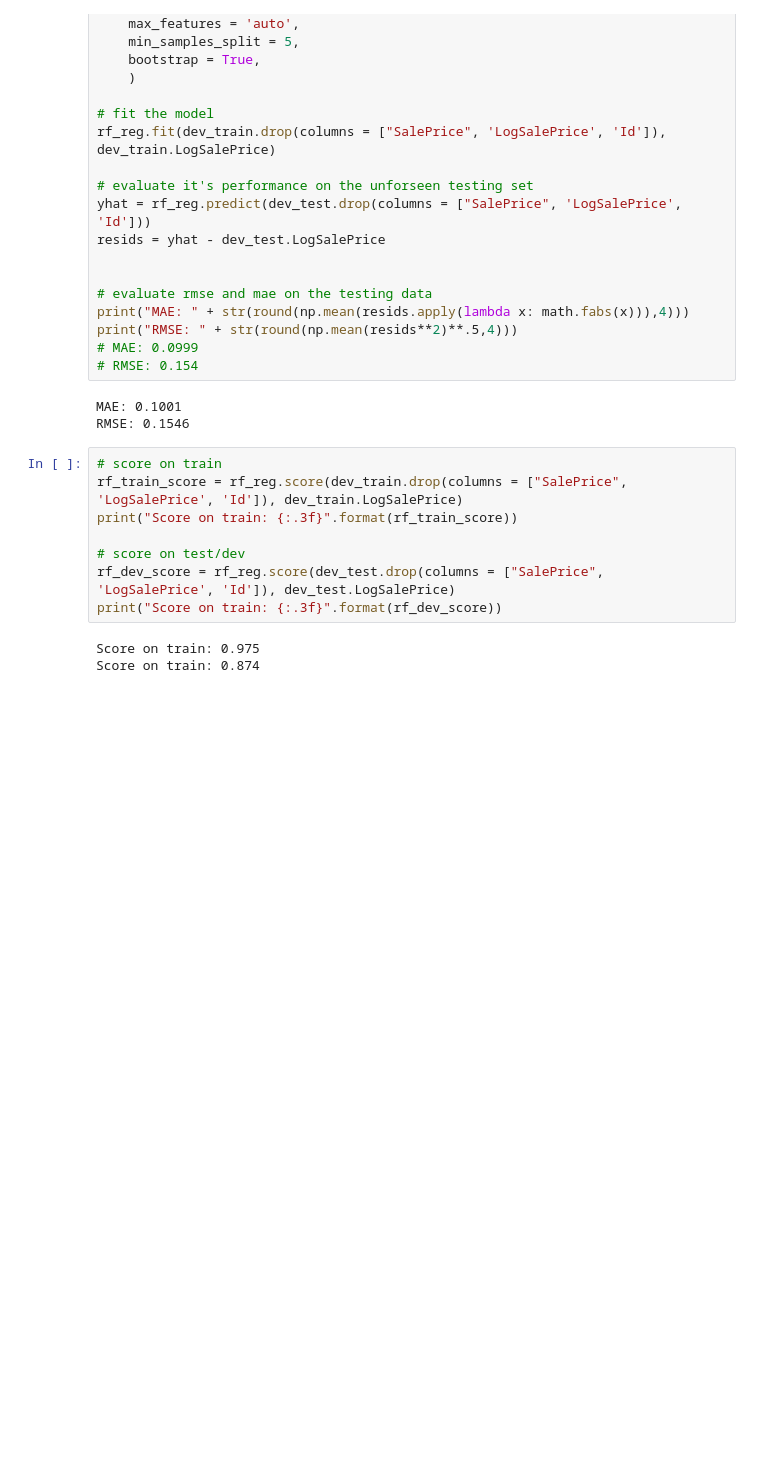
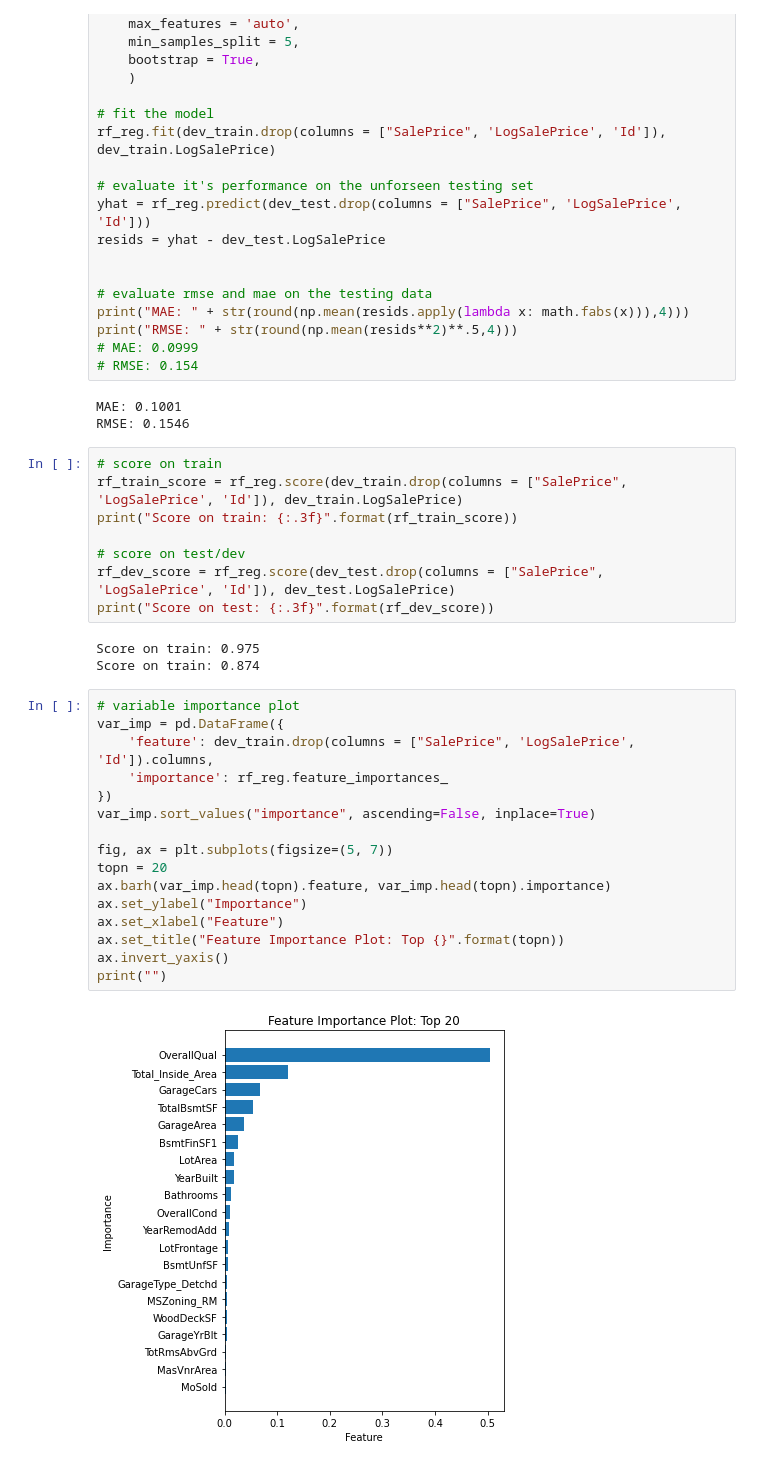
Before and after one commit to trevor-johnson1/w207_finalproject, a Jupyter notebook: models/modeling_tj.ipynb, the cells around one changed output. Drawn from its saved outputs; the diff is of its cells as text; blank space fills up the shorter version.

Commit message:
variable importance plot

```diff
--- a/models/modeling_tj.ipynb
+++ b/models/modeling_tj.ipynb
@@ -351,7 +351,25 @@ print("Score on train: {:.3f}".format(rf_train_score))
 
 # score on test/dev
 rf_dev_score = rf_reg.score(dev_test.drop(columns = ["SalePrice", 'LogSalePrice', 'Id']), dev_test.LogSalePrice)
-print("Score on train: {:.3f}".format(rf_dev_score))
+print("Score on test: {:.3f}".format(rf_dev_score))
 # %% [output]
 Score on train: 0.975
 Score on train: 0.874
+# %%
+# variable importance plot
+var_imp = pd.DataFrame({
+    'feature': dev_train.drop(columns = ["SalePrice", 'LogSalePrice', 'Id']).columns,
+    'importance': rf_reg.feature_importances_
+})
+var_imp.sort_values("importance", ascending=False, inplace=True)
+
+fig, ax = plt.subplots(figsize=(5, 7))
+topn = 20
+ax.barh(var_imp.head(topn).feature, var_imp.head(topn).importance)
+ax.set_ylabel("Importance")
+ax.set_xlabel("Feature")
+ax.set_title("Feature Importance Plot: Top {}".format(topn))
+ax.invert_yaxis()
+print("")
+# %% [output]
+[figure, added]
```
